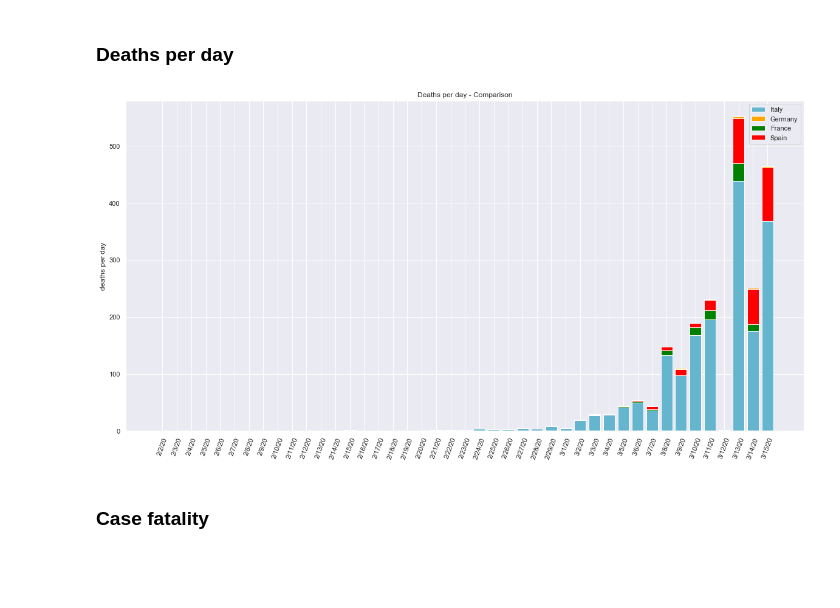
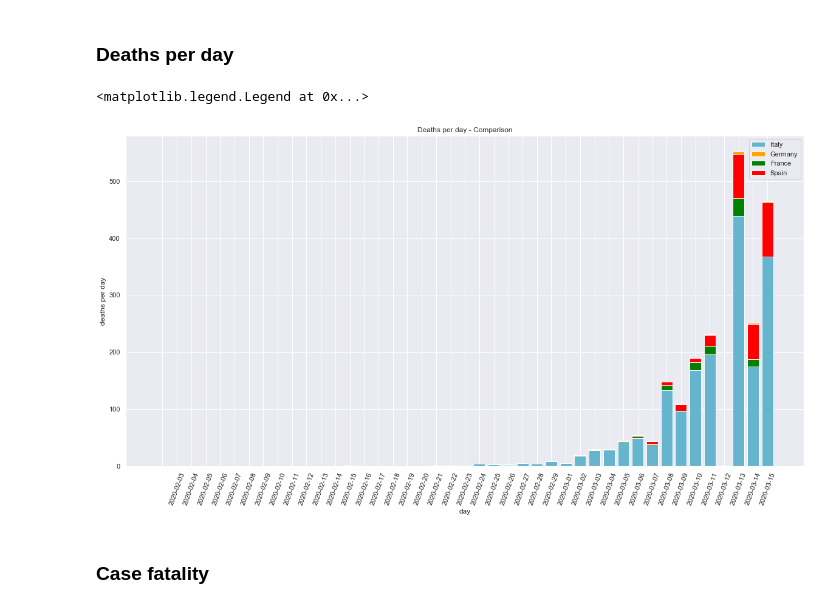
Before and after one commit to luigiselmi/datascience, a Jupyter notebook: python/covid19-monitoring-notebook.ipynb, the cells around one changed output. Drawn from its saved outputs; the diff is of its cells as text; code cells hidden in the pictures; blank space fills up the shorter version.

```diff
--- a/python/covid19-monitoring-notebook.ipynb
+++ b/python/covid19-monitoring-notebook.ipynb
@@ -720,20 +754,24 @@ plt.show()
 # %% [markdown]
 ### Deaths per day
 # %%
-plt.title("Deaths per day - Comparison")
-plt.ylabel('deaths per day')
+fig = plt.figure()
+ax = fig.add_subplot()
+ax.set_title("Deaths per day - Comparison")
+ax.set_xlabel("day")
+ax.set_ylabel('deaths per day')
+ax.set_xticks(confirmed_per_day_it.index)
+ax.set_xticklabels(confirmed_per_day_it.index[1:].format('%Y-%m-%d'), rotation=70)
 pi = plt.bar(dates_array[1:], deaths_per_day_array_it, color='c')
 pf = plt.bar(dates_array[1:], deaths_per_day_array_fr, bottom = deaths_per_day_array_it, color='green')
 len_array = len(deaths_per_day_array_it)
 bar_base = [deaths_per_day_array_it[d] + deaths_per_day_array_fr[d] for d in range(len_array)]
 ps = plt.bar(dates_array[1:], deaths_per_day_array_es, bottom = bar_base, color='red')
 bar_base = [bar_base[d] + deaths_per_day_array_es[d] for d in range(len_array)]
 pg = plt.bar(dates_array[1:], deaths_per_day_array_de, bottom = bar_base, color='orange')
-plt.xticks(rotation=70)
 plt.legend((pi[0], pg[0], pf[0], ps[0]), ['Italy', 'Germany', 'France', 'Spain'])
-plt.show()
 # %% [output]
+<matplotlib.legend.Legend at 0x...>
-[figure, old version]
+[figure, new version]
 # %% [markdown]
 ### Case fatality
 # %%
```
Also changed, not shown: parts of 12 cells of this notebook.
